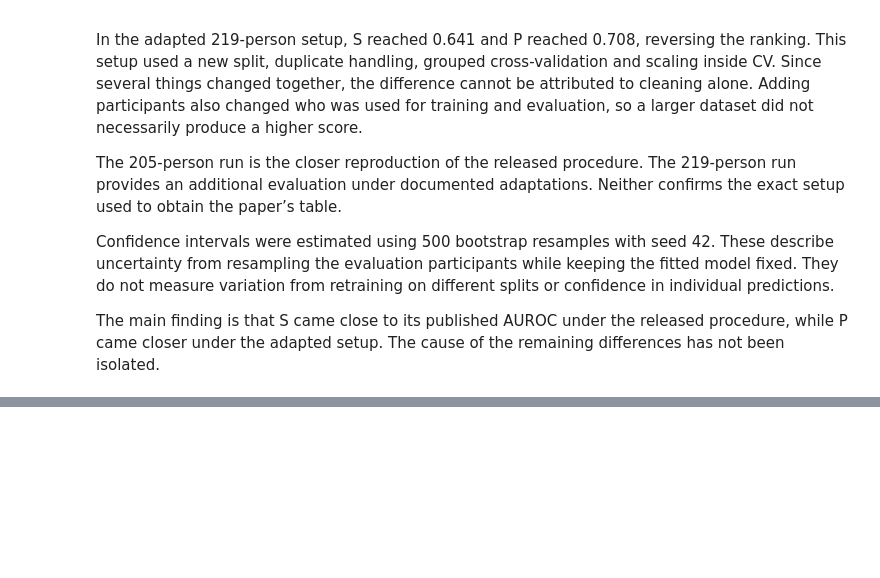
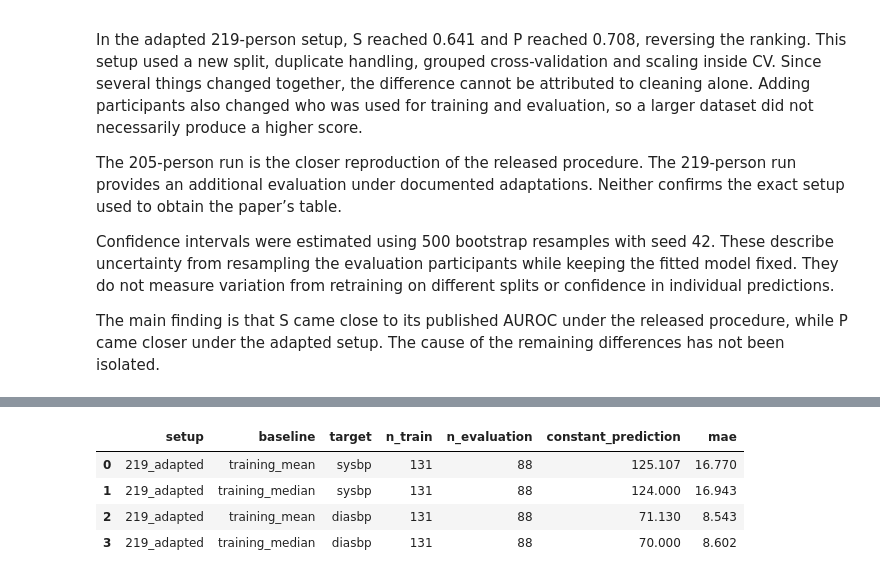
Before and after one commit to KHejralova/papagei-reproduction, a Jupyter notebook: 01_ppgbp_reprod.ipynb, the cells around one changed output, grey strips where cells are left out. Saved outputs shown, nothing was run; the diff lists cells and outputs as text; code cells hidden in the pictures; blank space fills up the shorter version.

```diff
--- a/01_ppgbp_reprod.ipynb
+++ b/01_ppgbp_reprod.ipynb
@@ -3050,0 +3116,87 @@ The main finding is that S came close to its published AUROC under the released
+# %%
+#mean and median BP are calculated using training participants only
+#each constant is predicted for all 88 evaluation participants
+#the average absolute errors and individual predictions are saved
+
+bp_baseline_data = baseline_datasets["219_adapted"]
+
+bp_baseline_train = bp_baseline_data.loc[
+    bp_baseline_data["split"].eq("train")
+].copy()
+
+bp_baseline_eval = (
+    bp_baseline_data.loc[
+        bp_baseline_data["split"].isin(["val", "test"])
+    ]
+    .sort_values("subject_ID")
+    .reset_index(drop=True)
+)
+
+assert len(bp_baseline_train) == 131
+assert len(bp_baseline_eval) == 88
+assert set(bp_baseline_train["subject_ID"]).isdisjoint(
+    bp_baseline_eval["subject_ID"]
+)
+
+bp_baseline_rows = []
+bp_baseline_prediction_tables = []
+
+for target in ["sysbp", "diasbp"]:
+    training_bp = bp_baseline_train[target].to_numpy(dtype=float)
+    actual_bp = bp_baseline_eval[target].to_numpy(dtype=float)
+
+    assert np.isfinite(training_bp).all()
+    assert np.isfinite(actual_bp).all()
+
+    #the two constant predictions are calculated separately for each BP target
+    baseline_values = {
+        "training_mean": training_bp.mean(),
+        "training_median": np.median(training_bp)
+    }
+
+    for baseline_name, constant_bp in baseline_values.items():
+        predicted_bp = np.full(len(actual_bp), constant_bp)
+        absolute_errors = np.abs(actual_bp - predicted_bp)
+
+        bp_baseline_rows.append({
+            "setup": "219_adapted",
+            "baseline": baseline_name,
+            "target": target,
+            "n_train": len(training_bp),
+            "n_evaluation": len(actual_bp),
+            "constant_prediction": constant_bp,
+            "mae": absolute_errors.mean()
+        })
+
+        #individual errors are retained for later comparisons
+        prediction_table = bp_baseline_eval[
+            ["subject_ID", "split"]
+        ].copy()
+        prediction_table["baseline"] = baseline_name
+        prediction_table["target"] = target
+        prediction_table["actual_bp"] = actual_bp
+        prediction_table["predicted_bp"] = predicted_bp
+        prediction_table["absolute_error"] = absolute_errors
+        bp_baseline_prediction_tables.append(prediction_table)
+
+bp_baseline_results = pd.DataFrame(bp_baseline_rows)
+bp_baseline_predictions = pd.concat(
+    bp_baseline_prediction_tables, ignore_index=True
+)
+
+bp_baseline_results.to_csv(
+    baseline_results_dir / "bp_constant_baselines_219.csv",
+    index=False
+)
+bp_baseline_predictions.to_csv(
+    baseline_results_dir / "bp_constant_predictions_219.csv",
+    index=False
+)
+
+display(bp_baseline_results.round(3))
+# %% [output]
+|  | setup | baseline | target | n_train | n_evaluation | constant_prediction | mae |
+| 0 | 219_adapted | training_mean | sysbp | 131 | 88 | 125.107 | 16.770 |
+| 1 | 219_adapted | training_median | sysbp | 131 | 88 | 124.000 | 16.943 |
+| 2 | 219_adapted | training_mean | diasbp | 131 | 88 | 71.130 | 8.543 |
+| 3 | 219_adapted | training_median | diasbp | 131 | 88 | 70.000 | 8.602 |
```
Also changed, not shown: parts of 36 cells of this notebook, 28 other files.
